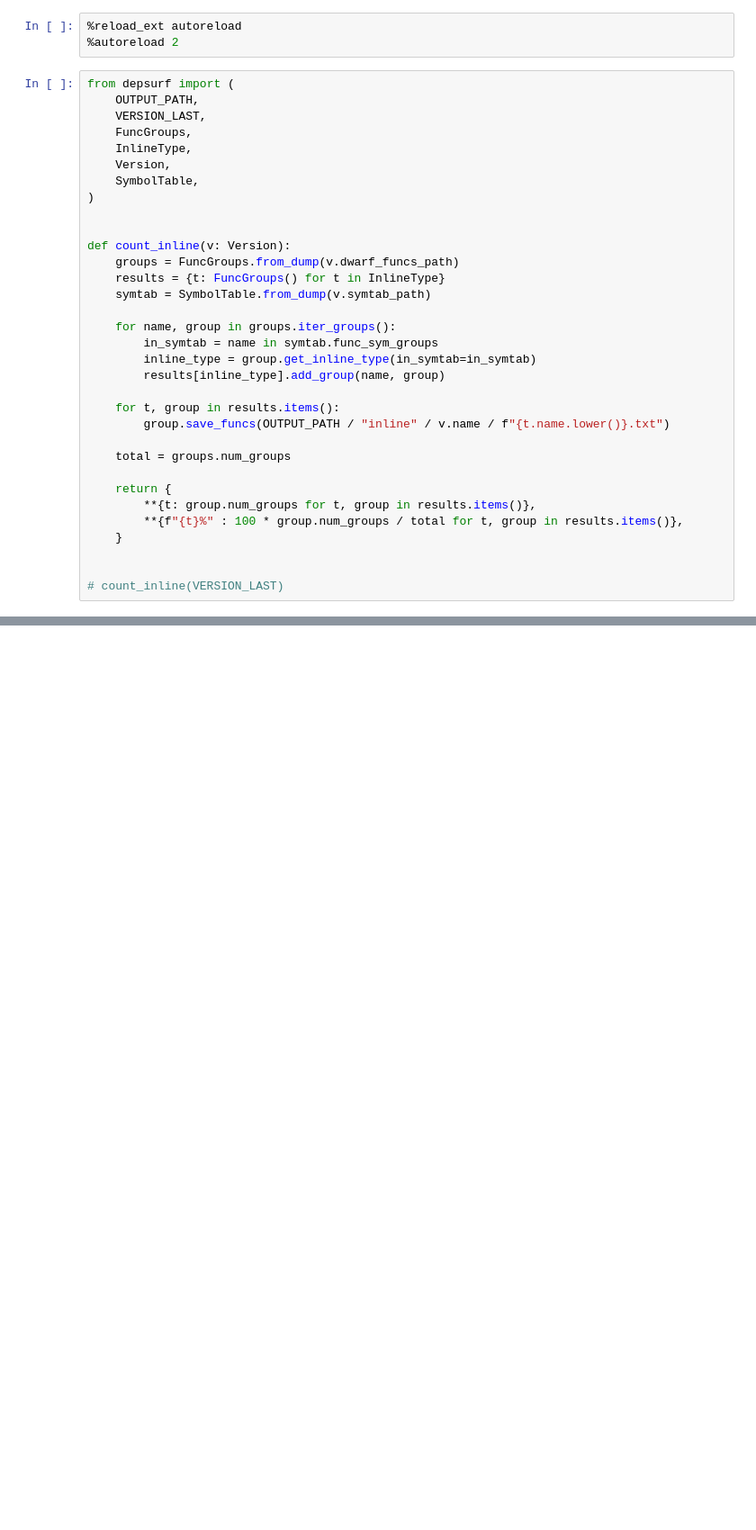
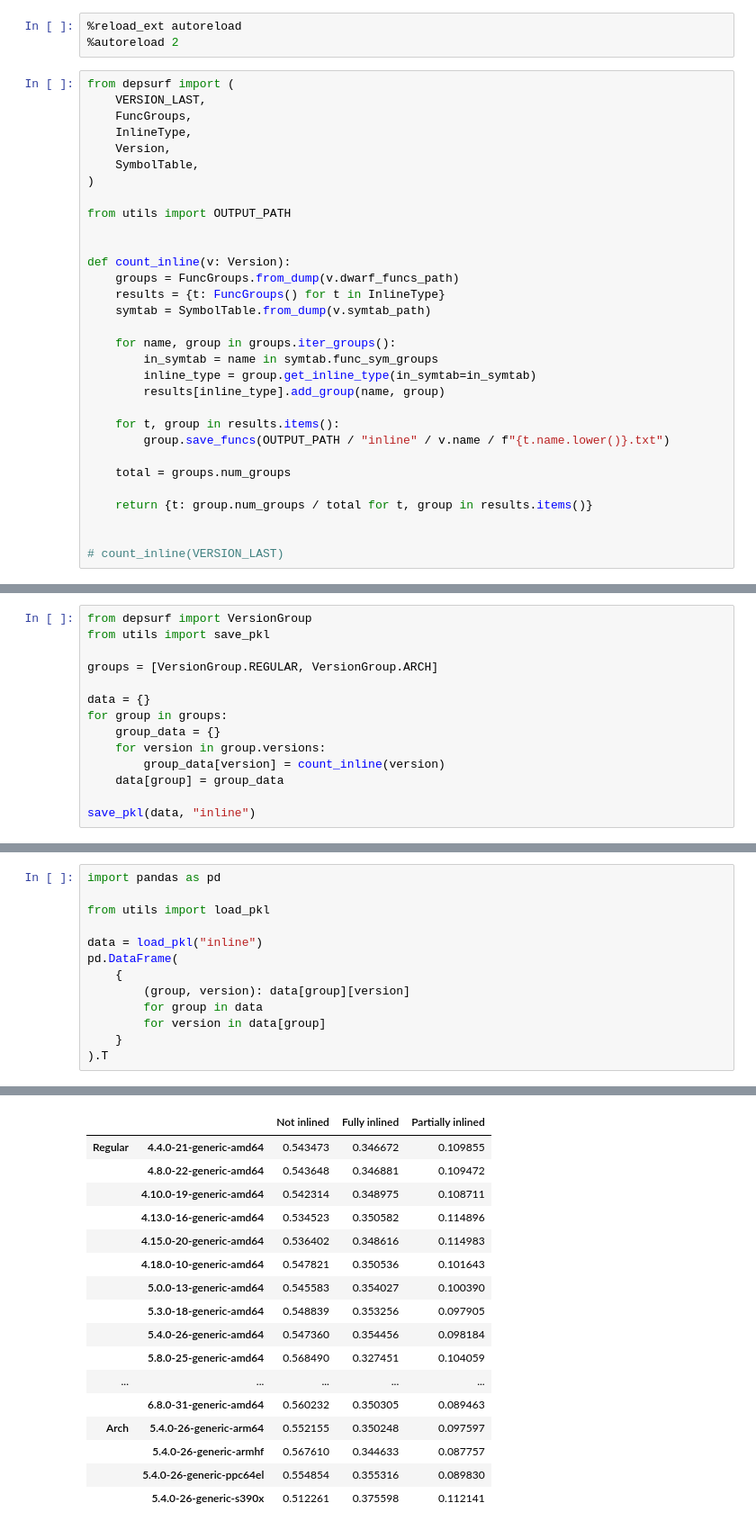
Before and after one commit to ShawnZhong/DepSurf, a Jupyter notebook: 42_inline.ipynb, the cells around one changed output, grey strips where cells are left out. Shown at 90% size. Saved outputs shown, nothing was run; the diff lists cells and outputs as text; blank space fills up the shorter version.

```diff
--- a/42_inline.ipynb
+++ b/42_inline.ipynb
@@ -3,13 +3,14 @@
 %autoreload 2
 # %%
 from depsurf import (
-    OUTPUT_PATH,
     VERSION_LAST,
     FuncGroups,
     InlineType,
     Version,
     SymbolTable,
 )
+
+from utils import OUTPUT_PATH
 
 
 def count_inline(v: Version):
@@ -27,10 +28,7 @@ def count_inline(v: Version):
 
     total = groups.num_groups
 
-    return {
-        **{t: group.num_groups for t, group in results.items()},
-        **{f"{t}%" : 100 * group.num_groups / total for t, group in results.items()},
-    }
+    return {t: group.num_groups / total for t, group in results.items()}
 
 
 # count_inline(VERSION_LAST)
@@ -78,0 +37,14 @@ save_df(df, "inline")
+# %%
+from depsurf import VersionGroup
+from utils import save_pkl
+
+groups = [VersionGroup.REGULAR, VersionGroup.ARCH]
+
+data = {}
+for group in groups:
+    group_data = {}
+    for version in group.versions:
+        group_data[version] = count_inline(version)
+    data[group] = group_data
+
+save_pkl(data, "inline")
@@ -78,0 +69,14 @@ save_df(df, "inline")
+# %%
+import pandas as pd
+
+from utils import load_pkl
+
+data = load_pkl("inline")
+pd.DataFrame(
+    {
+        (group, version): data[group][version]
+        for group in data
+        for version in data[group]
+    }
+).T
+# %% [output]
@@ -78,0 +84,17 @@ save_df(df, "inline")
+|  |  | Not inlined | Fully inlined | Partially inlined |
+| Regular | 4.4.0-21-generic-amd64 | 0.543473 | 0.346672 | 0.109855 |
+|  | 4.8.0-22-generic-amd64 | 0.543648 | 0.346881 | 0.109472 |
+|  | 4.10.0-19-generic-amd64 | 0.542314 | 0.348975 | 0.108711 |
+|  | 4.13.0-16-generic-amd64 | 0.534523 | 0.350582 | 0.114896 |
+|  | 4.15.0-20-generic-amd64 | 0.536402 | 0.348616 | 0.114983 |
+|  | 4.18.0-10-generic-amd64 | 0.547821 | 0.350536 | 0.101643 |
+|  | 5.0.0-13-generic-amd64 | 0.545583 | 0.354027 | 0.100390 |
+|  | 5.3.0-18-generic-amd64 | 0.548839 | 0.353256 | 0.097905 |
+|  | 5.4.0-26-generic-amd64 | 0.547360 | 0.354456 | 0.098184 |
+|  | 5.8.0-25-generic-amd64 | 0.568490 | 0.327451 | 0.104059 |
+| ... | ... | ... | ... | ... |
+|  | 6.8.0-31-generic-amd64 | 0.560232 | 0.350305 | 0.089463 |
+| Arch | 5.4.0-26-generic-arm64 | 0.552155 | 0.350248 | 0.097597 |
+|  | 5.4.0-26-generic-armhf | 0.567610 | 0.344633 | 0.087757 |
+|  | 5.4.0-26-generic-ppc64el | 0.554854 | 0.355316 | 0.089830 |
+|  | 5.4.0-26-generic-s390x | 0.512261 | 0.375598 | 0.112141 |
```
Also changed, not shown: parts of 5 cells of this notebook, 30 other files.
